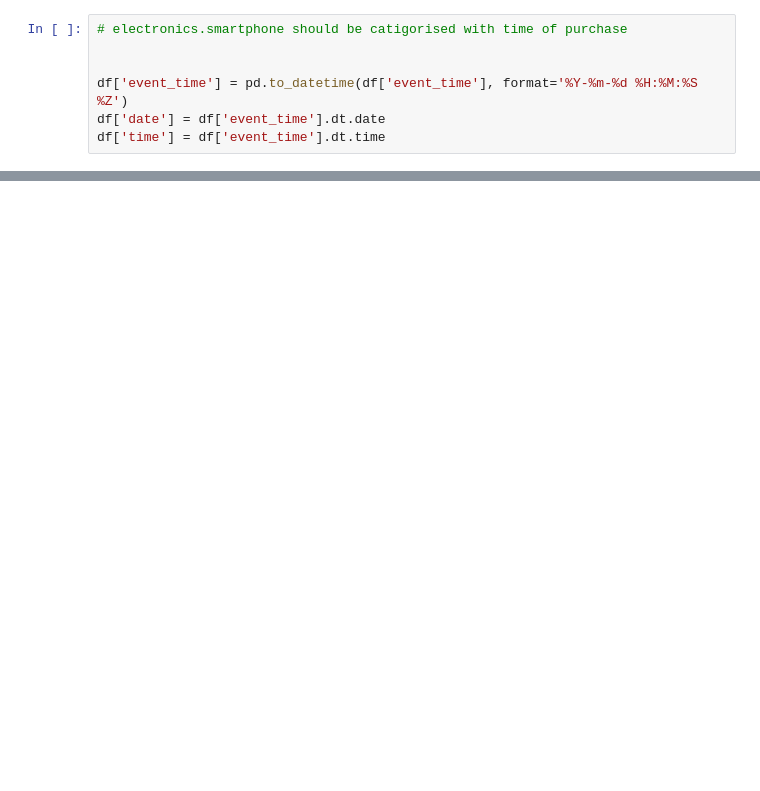
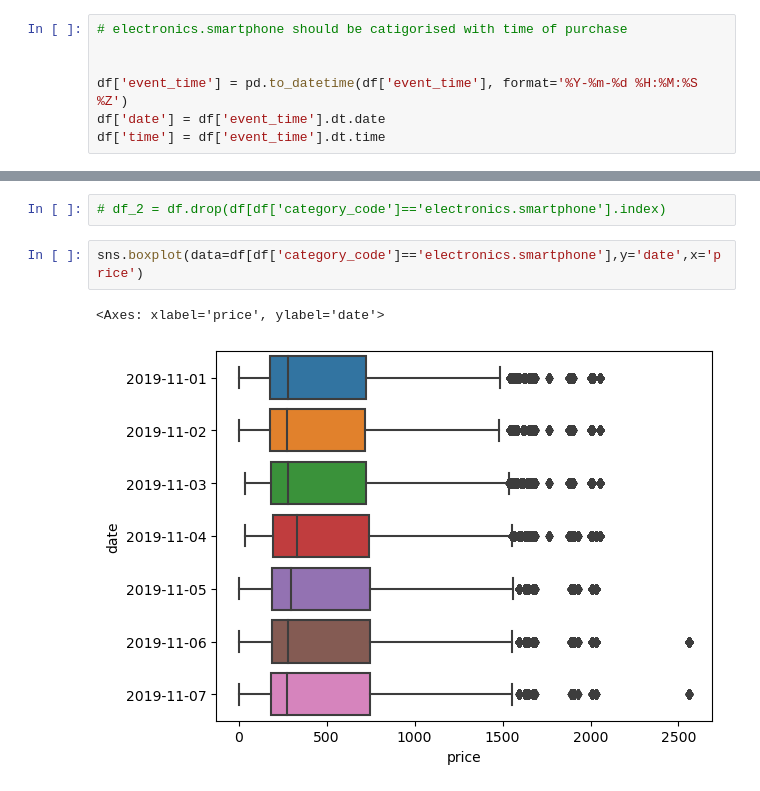
Before and after one commit to sriku2412/schulich_data_science, a Jupyter notebook: class_4.ipynb, the cells around one changed output, grey strips where cells are left out. Saved outputs shown, nothing was run; the diff lists cells and outputs as text; blank space fills up the shorter version.

```diff
--- a/class_4.ipynb
+++ b/class_4.ipynb
@@ -128,0 +141,7 @@ df.describe(include='all')
+# %%
+# df_2 = df.drop(df[df['category_code']=='electronics.smartphone'].index)
+# %%
+sns.boxplot(data=df[df['category_code']=='electronics.smartphone'],y='date',x='price')
+# %% [output]
+<Axes: xlabel='price', ylabel='date'>
+[figure, added]
```
Also changed, not shown: parts of 12 cells of this notebook.
